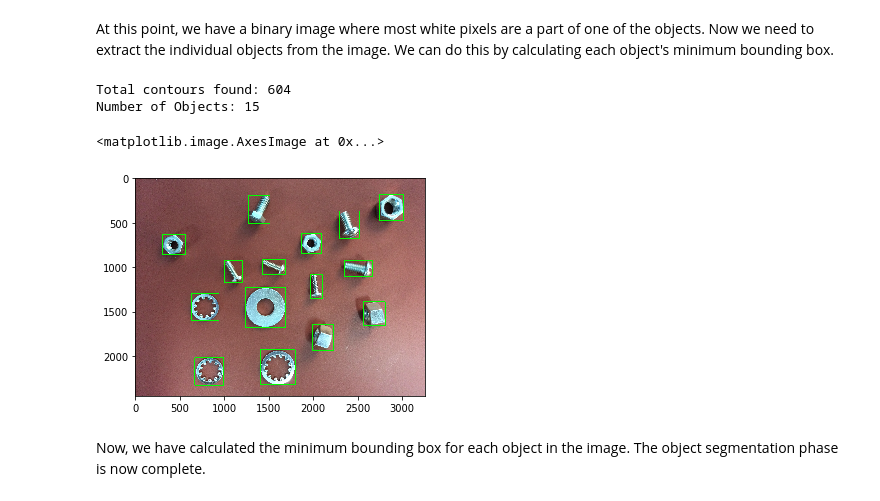
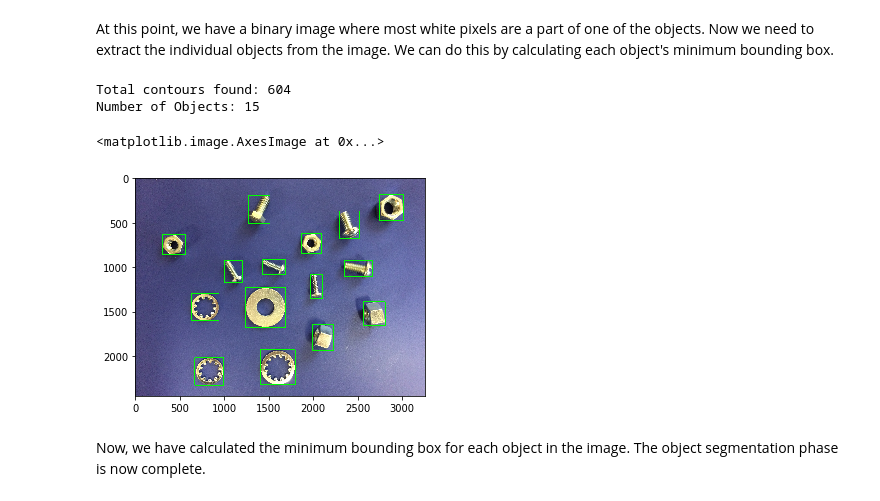
Before and after one commit to mtfuller/CS4732-Nuts-and-Bolts, a Jupyter notebook: Nuts and Bolts Project.ipynb, the cells around one changed output. Cells and saved outputs as stored; diff of their text form; code cells hidden in the pictures.

```diff
--- a/Nuts and Bolts Project.ipynb
+++ b/Nuts and Bolts Project.ipynb
@@ -93,31 +93,31 @@ At this point, we have a binary image where most white pixels are a part of one
 # %%
 rects, contours, h = cv2.findContours(thresh1, cv2.RETR_EXTERNAL, cv2.CHAIN_APPROX_SIMPLE)
 
 new = original.copy()
 
 min_area = 0.001
 max_area = 0.9
 
 parts = []
 
 print("Total contours found:",len(contours))
 num_of_objects = 0
 for i in range(len(contours)):
     cnt = contours[i]
     x,y,w,h = cv2.boundingRect(cnt)
     area_ratio = (w*h) / (new.shape[0] * new.shape[1])
     if (area_ratio >= min_area and area_ratio <= max_area):
         num_of_objects += 1
         parts.append(tuple([x,y,w,h]))
         new = cv2.rectangle(new,(x,y),(x+w,y+h),(0,255,0),10)
 
 print("Number of Objects:",num_of_objects)
-plt.imshow(new)
+plt.imshow(cv2.cvtColor(new, cv2.COLOR_BGR2RGB))
 # %% [output]
 Total contours found: 604
 Number of Objects: 15
 <matplotlib.image.AxesImage at 0x...>
-[figure, old version]
+[figure, new version]
 # %% [markdown]
 Now, we have calculated the minimum bounding box for each object in the image. The object segmentation phase is now complete.
 # %% [markdown]
```
Also changed, not shown: parts of 13 cells of this notebook.
